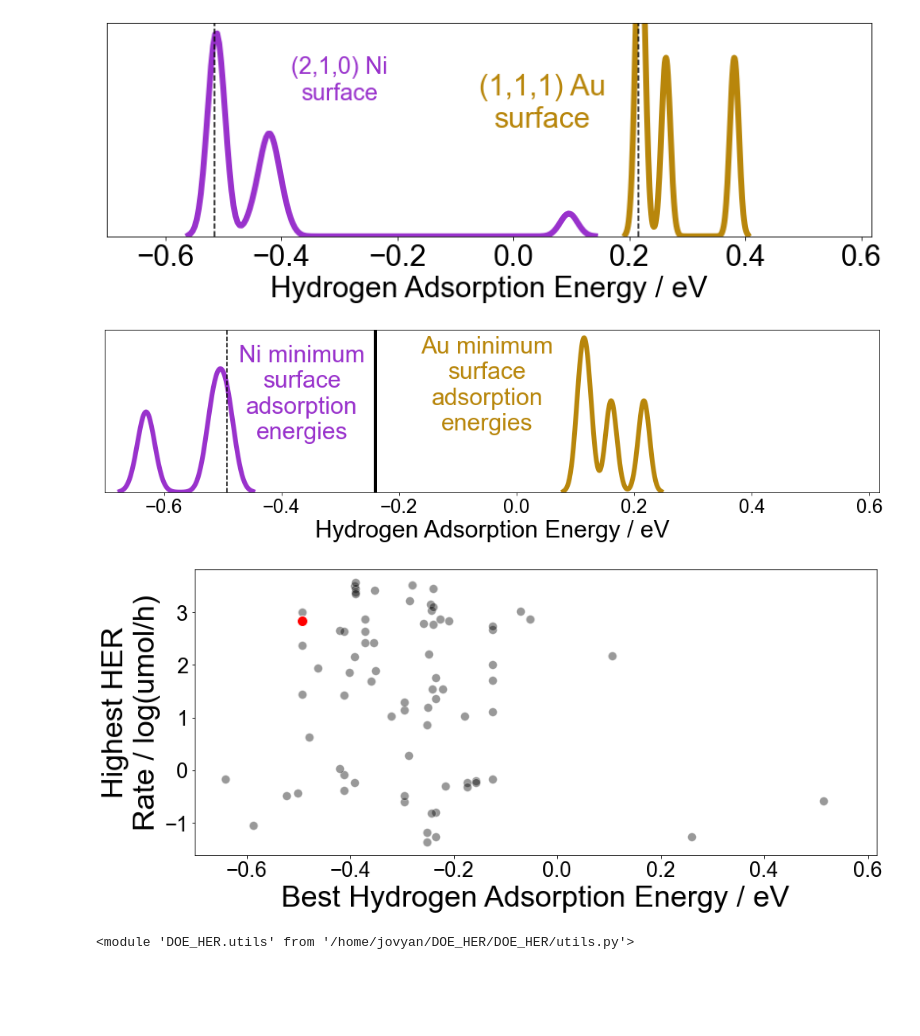
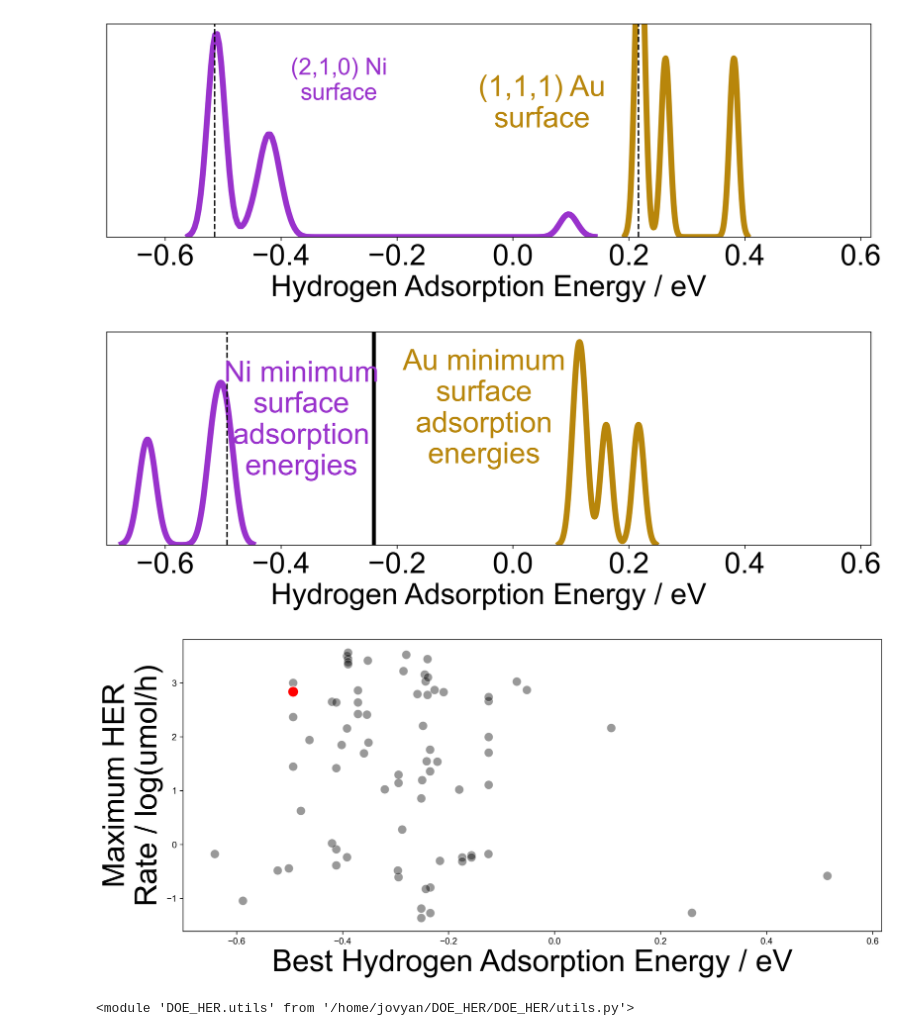
Before and after one commit to ulissigroup/DOE_HER, a Jupyter notebook: figure_code/hierarchy_fig.ipynb, the cells around one changed output. Cells and saved outputs as stored; diff of their text form; code cells hidden in the pictures; blank space fills up the shorter version.

```diff
--- a/figure_code/hierarchy_fig.ipynb
+++ b/figure_code/hierarchy_fig.ipynb
@@ -143,7 +143,8 @@ fig.savefig(
 # %% [output]
 [figure]
 # %%
-fig, ax = plt.subplots(figsize=(14, 4))
+fig, ax = plt.subplots(figsize=(14, 4), dpi=300)
+ax.autoscale(True)
 for mpid in Au_Ni_lc_df.mpid.unique():
     sns.kdeplot(
         data=Au_Ni_lc_df[Au_Ni_lc_df.mpid == mpid].adsorption_energy_H,
@@ -169,38 +170,38 @@ ax.plot(
             ].adsorption_energy_H,
         )
     ),
     [0, 50],
     c="k",
     ls="--",
 )
 ax.plot([-0.24, -0.24], [-10, 50], "k-", linewidth=4)
 ax.set_xlim(x_min, x_max)
 ax.text(
     -0.05,
     7,
     "Au minimum\nsurface\nadsorption\nenergies",
     color="darkgoldenrod",
     fontsize=30,
     ha="center",
 )
 ax.text(
     -0.365,
     6,
     "Ni minimum\nsurface\nadsorption\nenergies",
     color="darkorchid",
     fontsize=30,
     ha="center",
 )
 plt.xlabel("Hydrogen Adsorption Energy / eV", fontsize=30)
-plt.xticks(fontsize=24)
-plt.tight_layout()
+plt.xticks(fontsize=30)
+# plt.tight_layout()
 fig.savefig(
     "../figures/hierarchy_fig/AuNi_surface_energies.png", bbox_inches="tight", dpi=300
 )
 # %% [output]
-[figure, old version]
+[figure, new version]
 # %%
-fig, ax = plt.subplots(figsize=(14, 6))
+fig, ax = plt.subplots(figsize=(14, 6), dpi=300)
 plot_df = volcano_plot_df
 sns.scatterplot(
     data=plot_df,
@@ -220,9 +221,9 @@ sns.scatterplot(
     ax=ax,
 )
 ax.set_xlabel("Best Hydrogen Adsorption Energy / eV", fontsize=34)
-ax.set_ylabel("Highest HER\nRate / log(umol/h)", fontsize=34)
-plt.xticks(fontsize=24)
-plt.yticks(fontsize=24)
+ax.set_ylabel("Maximum HER\nRate / log(umol/h)", fontsize=34)
+# plt.xticks(fontsize=30)
+# plt.yticks(fontsize=30)
 ax.set_xlim(x_min, x_max)
 fig.savefig(
     "../figures/hierarchy_fig/tagged_example_volcano_%s.png",
@@ -230,7 +231,7 @@ fig.savefig(
     dpi=300,
 )
 # %% [output]
-[figure, old version]
+[figure, new version]
 # %%
 Au_Ni_exp_df = exp_df[exp_df.Components == ("Au", "Ni")]
 # %%
```
Also changed, not shown: parts of 1 cell of this notebook, 2 other files.
